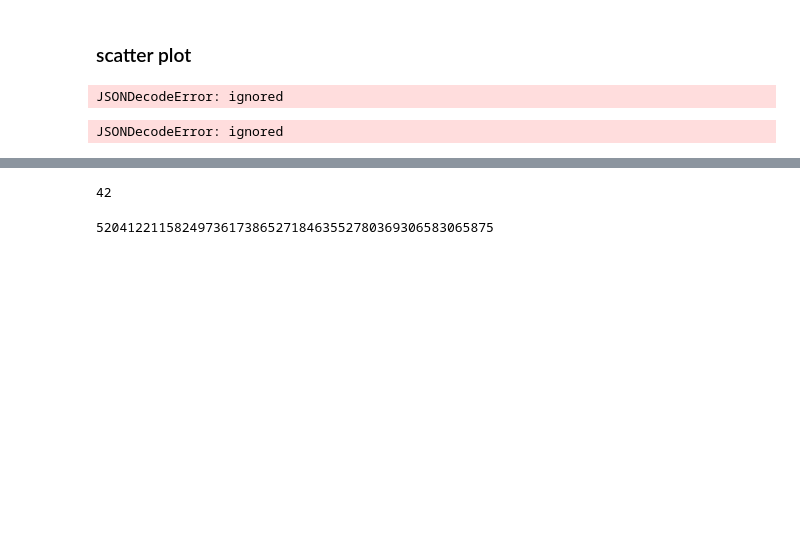
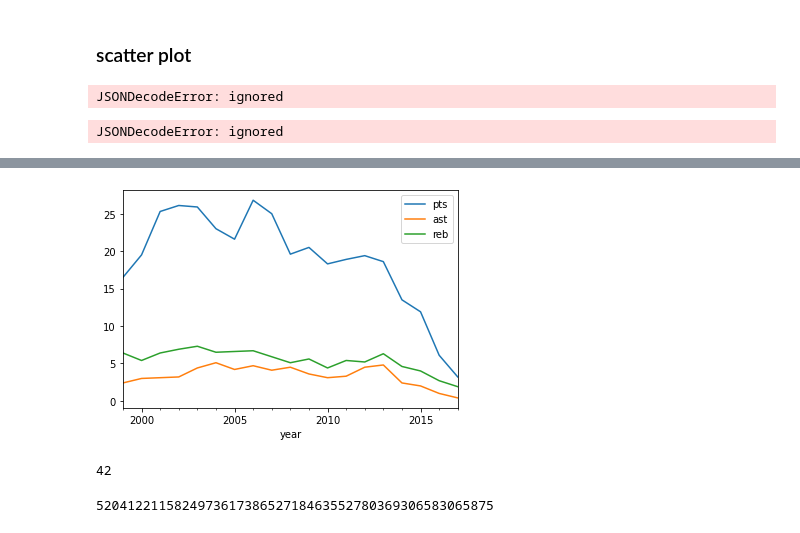
Before and after one commit to oouyang/learn_colab, a Jupyter notebook: Data_Science_in_Action.ipynb, the cells around one changed output, grey strips where cells are left out. Drawn from its saved outputs; the diff is of its cells as text; code cells hidden in the pictures; blank space fills up the shorter version.

```diff
--- a/Data_Science_in_Action.ipynb
+++ b/Data_Science_in_Action.ipynb
@@ -2048,3 +2112,8 @@ JSONDecodeError: ignored
+# %%
+pp_stats.plot.line()
+plt.show()
+# %% [output]
+[figure, added]
 # %%
 (-80538738812075974)**3 + (80435758145817515)**3 +  (12602123297335631)**3
 # %% [output]
```
Also changed, not shown: parts of 3 cells of this notebook.
